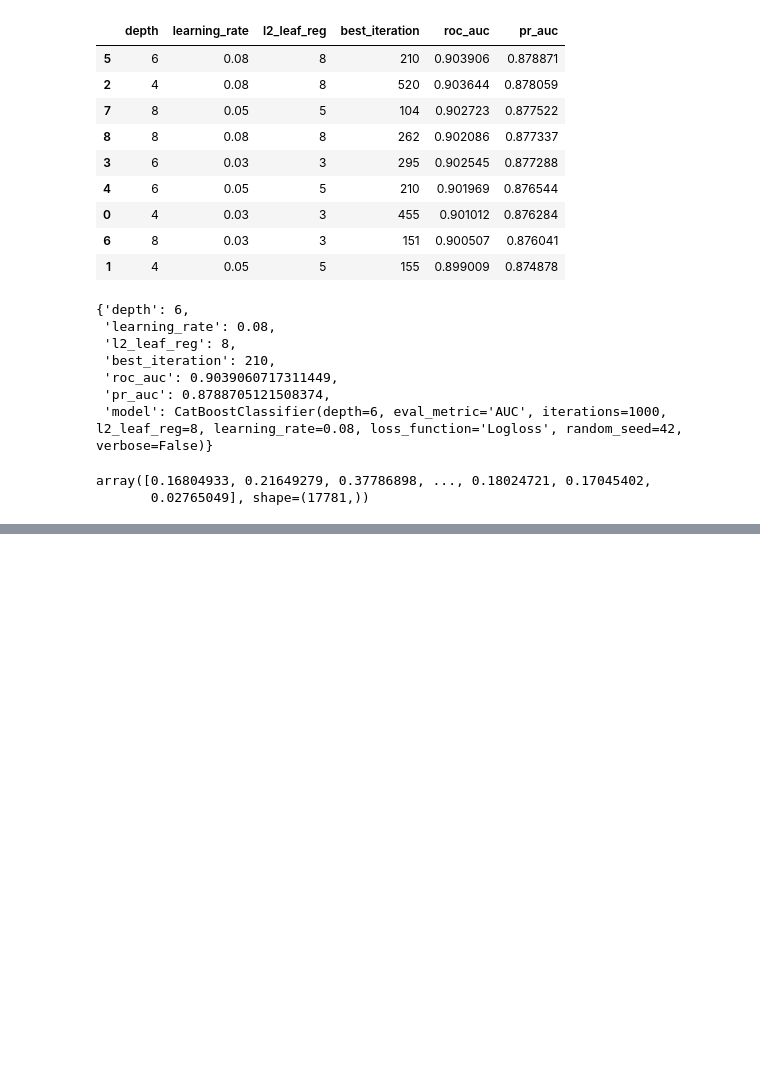
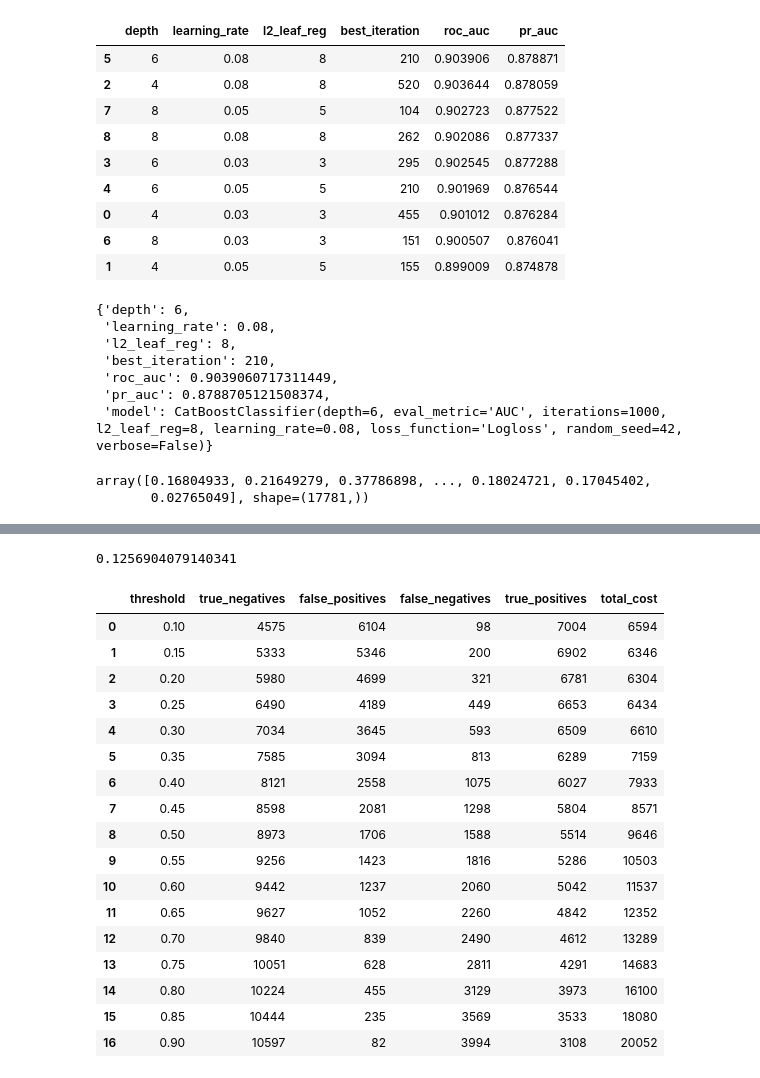
Before and after one commit to meezi123/BookingShield, a Jupyter notebook: notebooks/modeling_and_evaluation.ipynb, the cells around one changed output, grey strips where cells are left out. Saved outputs shown, nothing was run; the diff lists cells and outputs as text; code cells hidden in the pictures; blank space fills up the shorter version.

```diff
--- a/notebooks/modeling_and_evaluation.ipynb
+++ b/notebooks/modeling_and_evaluation.ipynb
@@ -787,0 +1007,68 @@ array([0.16804933, 0.21649279, 0.37786898, ..., 0.18024721, 0.17045402,
+# %%
+from sklearn.metrics import brier_score_loss
+
+brier_score = brier_score_loss(
+    y_validation,
+    validation_probabilities
+)
+
+brier_score
+# %% [output]
+0.1256904079140341
+# %%
+FP_cost = 1
+FN_cost = 5
+# %%
+business_threshold_results = []
+
+thresholds = np.arange(0.10, 0.91, 0.05)
+
+for threshold in thresholds:
+
+    predictions = (
+        validation_probabilities >= threshold
+    ).astype(int)
+
+    tn, fp, fn, tp = confusion_matrix(
+        y_validation,
+        predictions
+    ).ravel()
+
+    total_cost = (
+        fp * FP_cost
+        + fn * FN_cost
+    )
+
+    business_threshold_results.append({
+        "threshold": threshold,
+        "true_negatives": tn,
+        "false_positives": fp,
+        "false_negatives": fn,
+        "true_positives": tp,
+        "total_cost": total_cost
+    })
+
+business_threshold_results = pd.DataFrame(
+    business_threshold_results
+)
+# %%
+business_threshold_results
+# %% [output]
+|  | threshold | true_negatives | false_positives | false_negatives | true_positives | total_cost |
+| 0 | 0.10 | 4575 | 6104 | 98 | 7004 | 6594 |
+| 1 | 0.15 | 5333 | 5346 | 200 | 6902 | 6346 |
+| 2 | 0.20 | 5980 | 4699 | 321 | 6781 | 6304 |
+| 3 | 0.25 | 6490 | 4189 | 449 | 6653 | 6434 |
+| 4 | 0.30 | 7034 | 3645 | 593 | 6509 | 6610 |
+| 5 | 0.35 | 7585 | 3094 | 813 | 6289 | 7159 |
+| 6 | 0.40 | 8121 | 2558 | 1075 | 6027 | 7933 |
+| 7 | 0.45 | 8598 | 2081 | 1298 | 5804 | 8571 |
+| 8 | 0.50 | 8973 | 1706 | 1588 | 5514 | 9646 |
+| 9 | 0.55 | 9256 | 1423 | 1816 | 5286 | 10503 |
+| 10 | 0.60 | 9442 | 1237 | 2060 | 5042 | 11537 |
+| 11 | 0.65 | 9627 | 1052 | 2260 | 4842 | 12352 |
+| 12 | 0.70 | 9840 | 839 | 2490 | 4612 | 13289 |
+| 13 | 0.75 | 10051 | 628 | 2811 | 4291 | 14683 |
+| 14 | 0.80 | 10224 | 455 | 3129 | 3973 | 16100 |
+| 15 | 0.85 | 10444 | 235 | 3569 | 3533 | 18080 |
+| 16 | 0.90 | 10597 | 82 | 3994 | 3108 | 20052 |
```
Also changed, not shown: parts of 21 cells of this notebook.
